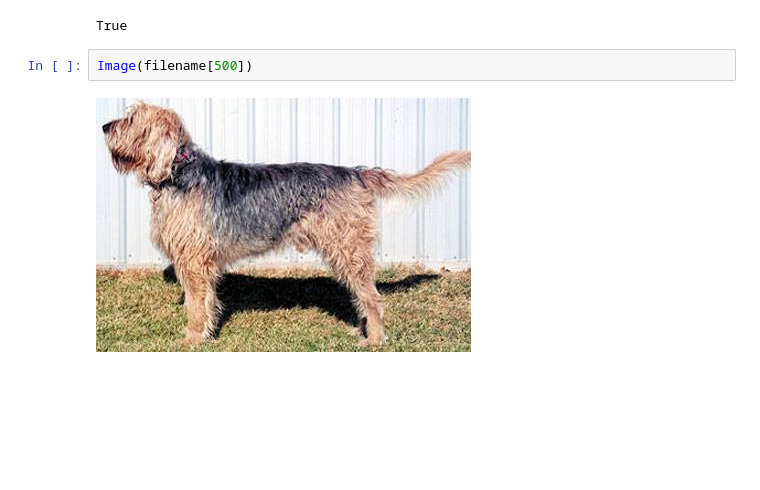
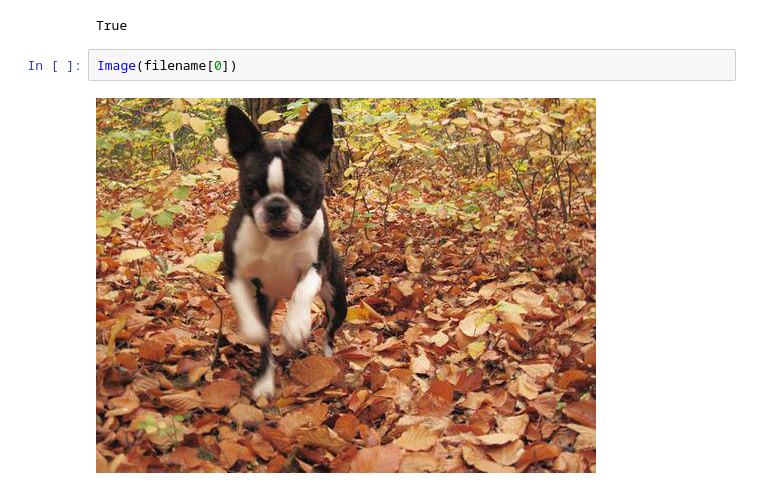
Before and after one commit to Jihad-R/Dog-Breed-Classification, a Jupyter notebook: Dog_breed_classifier.ipynb, the cells around one changed output. Saved outputs shown, nothing was run; the diff lists cells and outputs as text; blank space fills up the shorter version.

```diff
--- a/Dog_breed_classifier.ipynb
+++ b/Dog_breed_classifier.ipynb
@@ -74,9 +61,9 @@ print(len(os.listdir('/content/drive/My Drive/Data/train')) == len(filename))
 # %% [output]
 True
 # %%
-Image(filename[500])
+Image(filename[0])
 # %% [output]
-[figure, old version]
+[figure, new version]
 # %%
 breeds = labels['breed']
 
```
Also changed, not shown: parts of 22 cells of this notebook.
